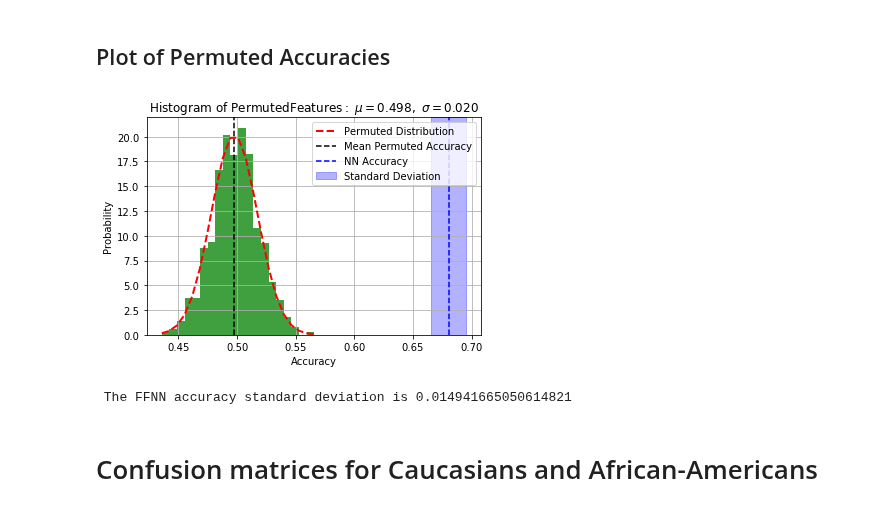
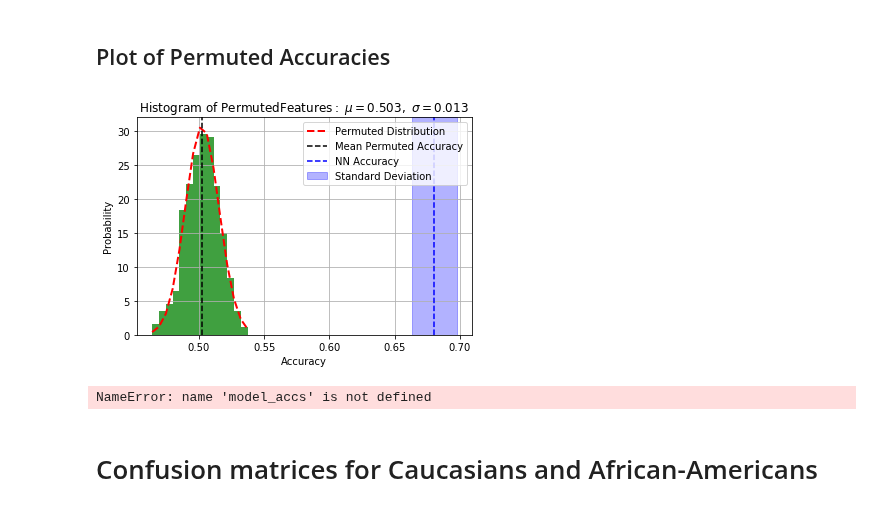
Before and after one commit to oskarwiese/fagprojekt, a Jupyter notebook: src/Classifier_notebook.ipynb, the cells around one changed output. Saved outputs shown, nothing was run; the diff lists cells and outputs as text; code cells hidden in the pictures.

```diff
--- a/src/Classifier_notebook.ipynb
+++ b/src/Classifier_notebook.ipynb
@@ -937,9 +918,7 @@ plt.show()
 # %% [markdown]
 This also takes quite long to run, so please use HPC for this too. The $\mu$ and $\sigma$ in the plot is the mean and standard deviation of the permuted features, not the accuracy.
 # %%
-import copy
-
-model_nums = 2
+model_nums = 200
 perm_accs = np.asarray([])
 for i in range(model_nums):
     perm_data = copy.deepcopy(data)
@@ -1005,25 +982,27 @@ acc_scores = perm_test_model(1000)
 ## Plot of Permuted Accuracies
 # %%
 fig, ax = plt.subplots(1)
-(mu, sigma) = norm.fit(acc_scores)
-n, bins, patches = ax.hist(acc_scores,20, facecolor='green', alpha=0.75,density=True)
+(mu, sigma) = norm.fit(perm_accs)
+n, bins, patches = ax.hist(perm_accs,14, facecolor='green', alpha=0.75,density=True)
 y = norm.pdf(bins, mu, sigma)
 ax.plot(bins, y, 'r--', linewidth=2, label = "Permuted Distribution")
 ax.axvline(x=mu, color='k', linestyle='--', label = "Mean Permuted Accuracy")
 ax.axvline(x=neural_acc, color='b', linestyle='--', label = "NN Accuracy")
-s1 = neural_acc + np.std(model_accs)
-s2 = neural_acc - np.std(model_accs)
+s1 = neural_acc + 0.017
+s2 = neural_acc - 0.017
+#s1 = neural_acc + np.std(model_accs)
+#s2 = neural_acc - np.std(model_accs)
 ax.axvspan(s1, s2, alpha=0.3, color='blue', label = "Standard Deviation")
 ax.set_xlabel('Accuracy')
 ax.set_ylabel('Probability')
 ax.set_title(r'$\mathrm{Histogram\ of\ Permuted Features:}\ \mu=%.3f,\ \sigma=%.3f$' %(mu, sigma))
 ax.legend(loc = "upper right")
 ax.grid(True)
 plt.show()
 print(f" The FFNN accuracy standard deviation is {np.std(model_accs)}")
 # %% [output]
-[figure, old version]
+[figure, new version]
- The FFNN accuracy standard deviation is 0.014941665050614821
+NameError: name 'model_accs' is not defined
 # %% [markdown]
 # Confusion matrices for Caucasians and African-Americans
 # %% [markdown]
```
Also changed, not shown: parts of 3 cells of this notebook, 2 other files.
